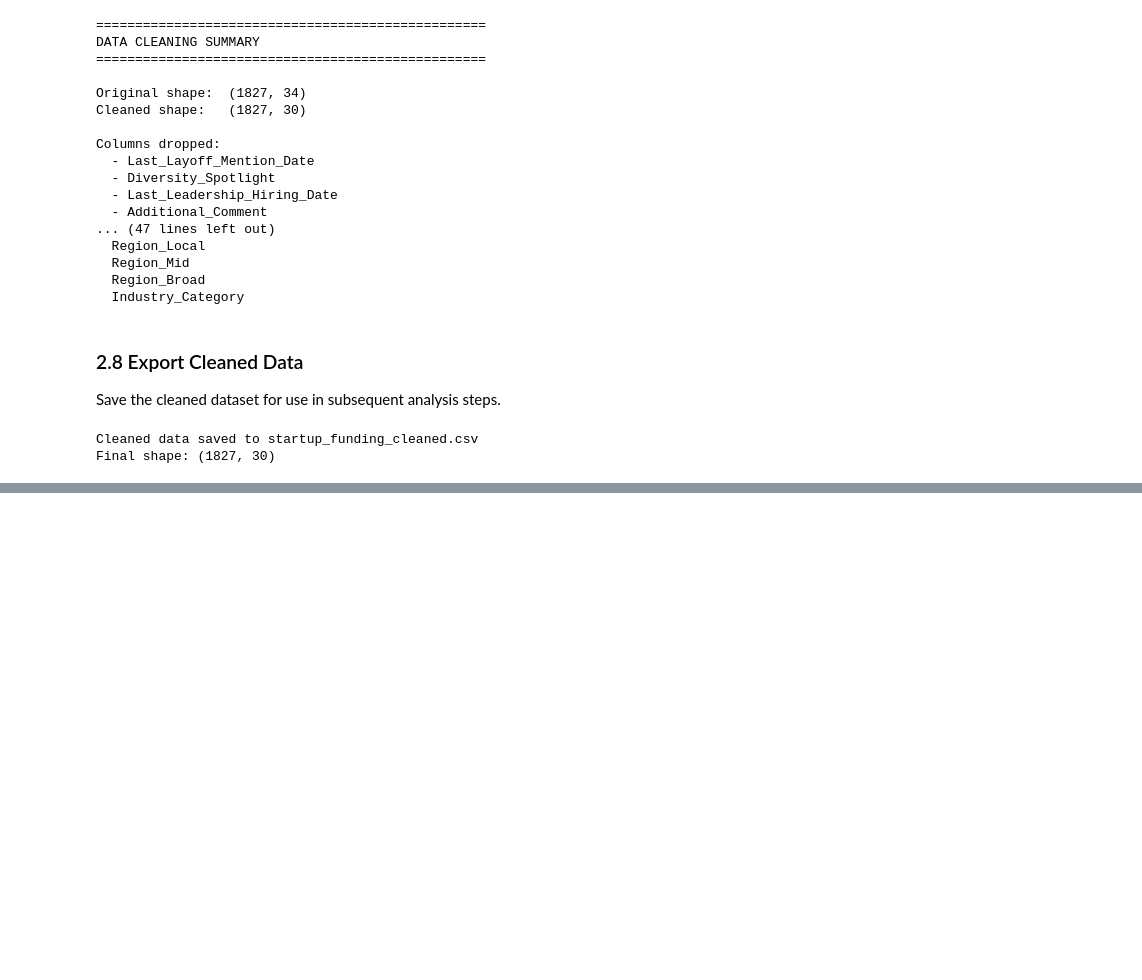
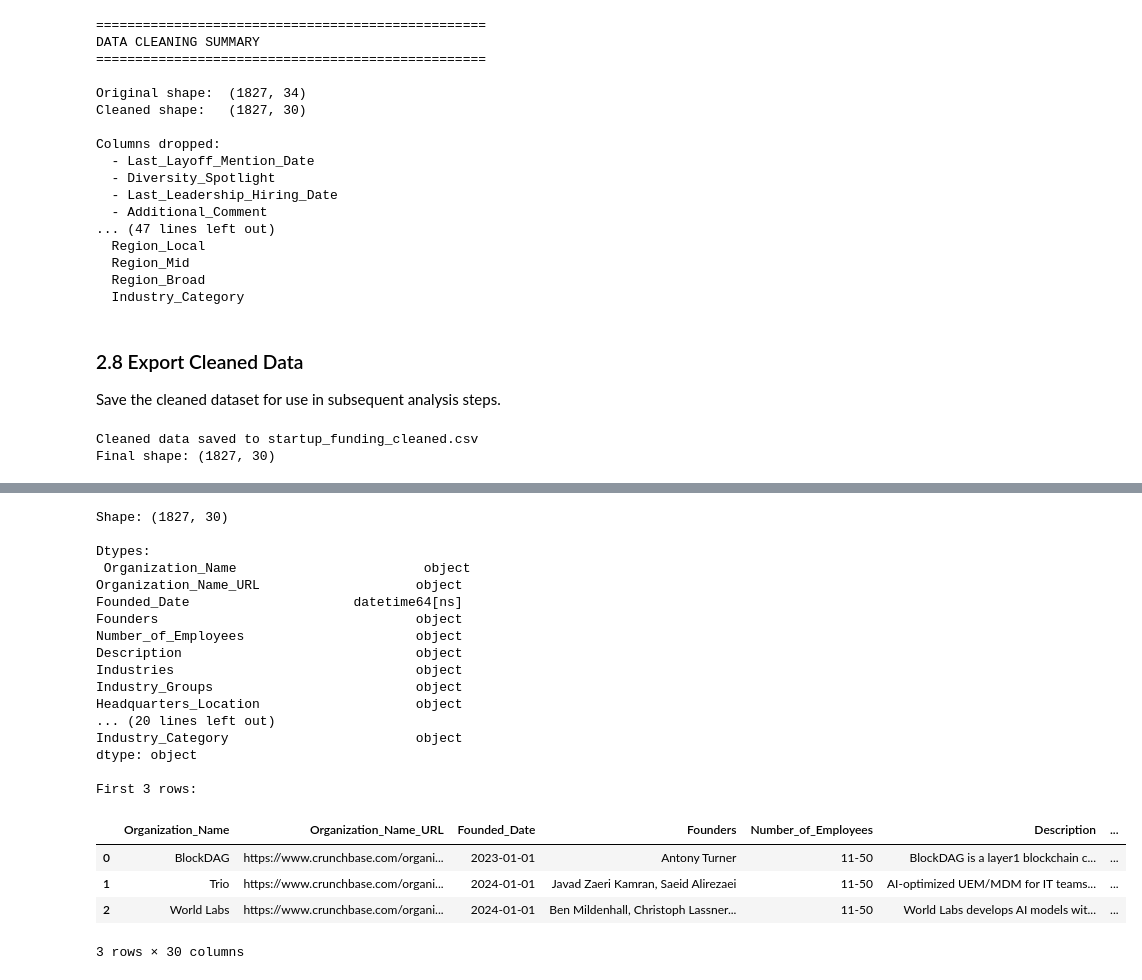
Before and after one commit to AndrewHung87/startup-funding-analysis, a Jupyter notebook: startup_funding_analysis.ipynb, the cells around one changed output, grey strips where cells are left out. Saved outputs shown, nothing was run; the diff lists cells and outputs as text; code cells hidden in the pictures; blank space fills up the shorter version.

```diff
--- a/startup_funding_analysis.ipynb
+++ b/startup_funding_analysis.ipynb
@@ -497,0 +511,41 @@ Final shape: (1827, 30)
+# %%
+import pandas as pd
+import numpy as np
+import matplotlib.pyplot as plt
+import matplotlib.ticker as mticker
+import seaborn as sns
+import warnings
+warnings.filterwarnings('ignore')
+
+# Load Cleaned Dataset
+url = 'https://raw.githubusercontent.com/AndrewHung87/startup_funding_analysis/refs/heads/main/startup_funding_cleaned.csv'
+df = pd.read_csv(url, parse_dates=['Founded_Date', 'Last_Funding_Date'])
+
+# Sanity Check
+print("Shape:", df.shape)
+print("\nDtypes:\n", df.dtypes)
+print("\nFirst 3 rows:")
+df.head(3)
+# %% [output]
+Shape: (1827, 30)
+
+Dtypes:
+ Organization_Name                        object
+Organization_Name_URL                    object
+Founded_Date                     datetime64[ns]
+Founders                                 object
+Number_of_Employees                      object
+Description                              object
+Industries                               object
+Industry_Groups                          object
+Headquarters_Location                    object
+... (20 lines left out)
+Industry_Category                        object
+dtype: object
+
+First 3 rows:
+|  | Organization_Name | Organization_Name_URL | Founded_Date | Founders | Number_of_Employees | Description | ... |
+| 0 | BlockDAG | https://www.crunchbase.com/organi... | 2023-01-01 | Antony Turner | 11-50 | BlockDAG is a layer1 blockchain c... | ... |
+| 1 | Trio | https://www.crunchbase.com/organi... | 2024-01-01 | Javad Zaeri Kamran, Saeid Alirezaei | 11-50 | AI-optimized UEM/MDM for IT teams... | ... |
+| 2 | World Labs | https://www.crunchbase.com/organi... | 2024-01-01 | Ben Mildenhall, Christoph Lassner... | 11-50 | World Labs develops AI models wit... | ... |
+3 rows × 30 columns
```
Also changed, not shown: parts of 19 cells of this notebook.
